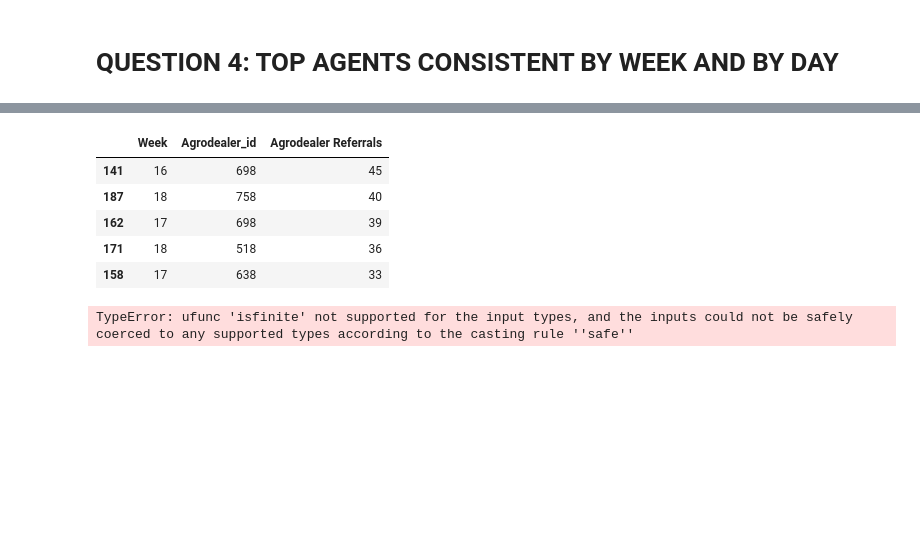
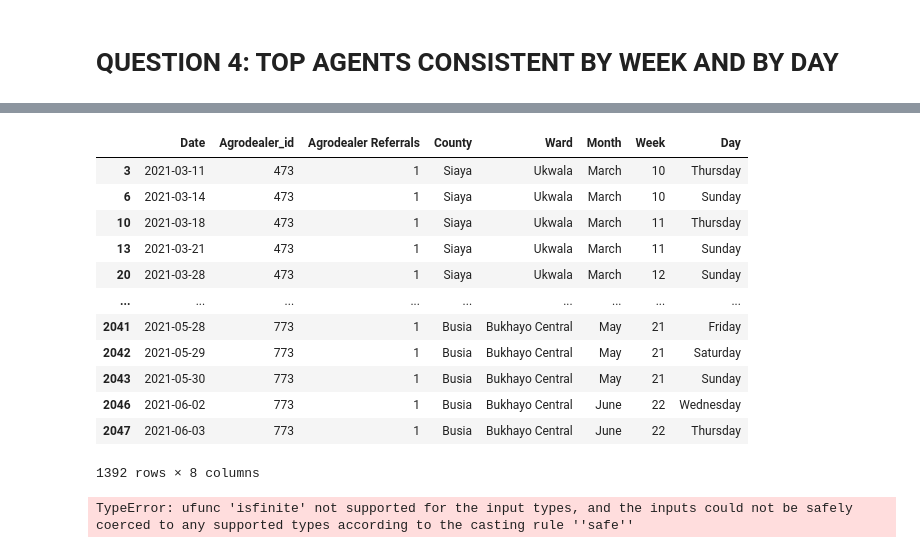
Before and after one commit to Veekits/Logistics-Time-Series, a Jupyter notebook: Logistics time series.ipynb, the cells around one changed output, grey strips where cells are left out. Cells and saved outputs as stored; diff of their text form; code cells hidden in the pictures; blank space fills up the shorter version.

```diff
--- a/Logistics time series.ipynb
+++ b/Logistics time series.ipynb
@@ -201,14 +201,20 @@ memory usage: 93.8+ KB
 # %%
-top_agents_weekly = agrodata.groupby(['Week', 'Agrodealer_id'])['Agrodealer Referrals'].sum().reset_index()
-top_agents_weekly = top_agents_weekly.sort_values(by=['Agrodealer Referrals'], ascending=[False])
-top_agents_weekly.head()
+top_agents_weekly = filtered_df.groupby(['Week', 'Agrodealer_id'])
+top_agents_weekly.head(20)
 # %% [output]
-|  | Week | Agrodealer_id | Agrodealer Referrals |
-| 141 | 16 | 698 | 45 |
-| 187 | 18 | 758 | 40 |
-| 162 | 17 | 698 | 39 |
-| 171 | 18 | 518 | 36 |
-| 158 | 17 | 638 | 33 |
+|  | Date | Agrodealer_id | Agrodealer Referrals | County | Ward | Month | Week | Day |
+| 3 | 2021-03-11 | 473 | 1 | Siaya | Ukwala | March | 10 | Thursday |
+| 6 | 2021-03-14 | 473 | 1 | Siaya | Ukwala | March | 10 | Sunday |
+| 10 | 2021-03-18 | 473 | 1 | Siaya | Ukwala | March | 11 | Thursday |
+| 13 | 2021-03-21 | 473 | 1 | Siaya | Ukwala | March | 11 | Sunday |
+| 20 | 2021-03-28 | 473 | 1 | Siaya | Ukwala | March | 12 | Sunday |
+| ... | ... | ... | ... | ... | ... | ... | ... | ... |
+| 2041 | 2021-05-28 | 773 | 1 | Busia | Bukhayo Central | May | 21 | Friday |
+| 2042 | 2021-05-29 | 773 | 1 | Busia | Bukhayo Central | May | 21 | Saturday |
+| 2043 | 2021-05-30 | 773 | 1 | Busia | Bukhayo Central | May | 21 | Sunday |
+| 2046 | 2021-06-02 | 773 | 1 | Busia | Bukhayo Central | June | 22 | Wednesday |
+| 2047 | 2021-06-03 | 773 | 1 | Busia | Bukhayo Central | June | 22 | Thursday |
+1392 rows × 8 columns
 # %%
 import seaborn as sns
 
```
Also changed, not shown: parts of 4 cells of this notebook.
